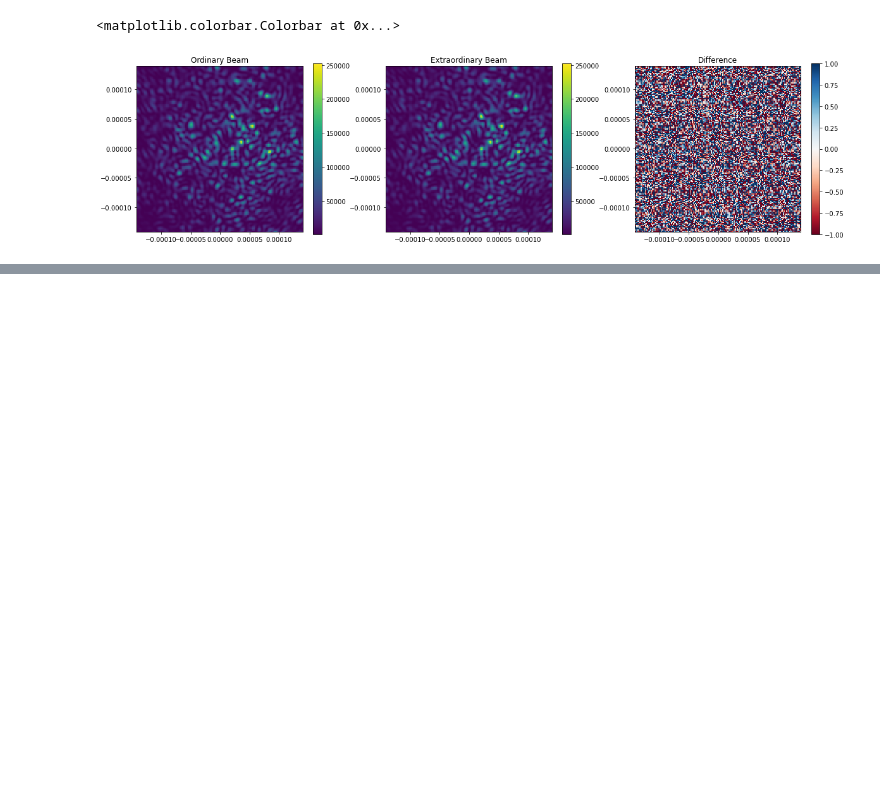
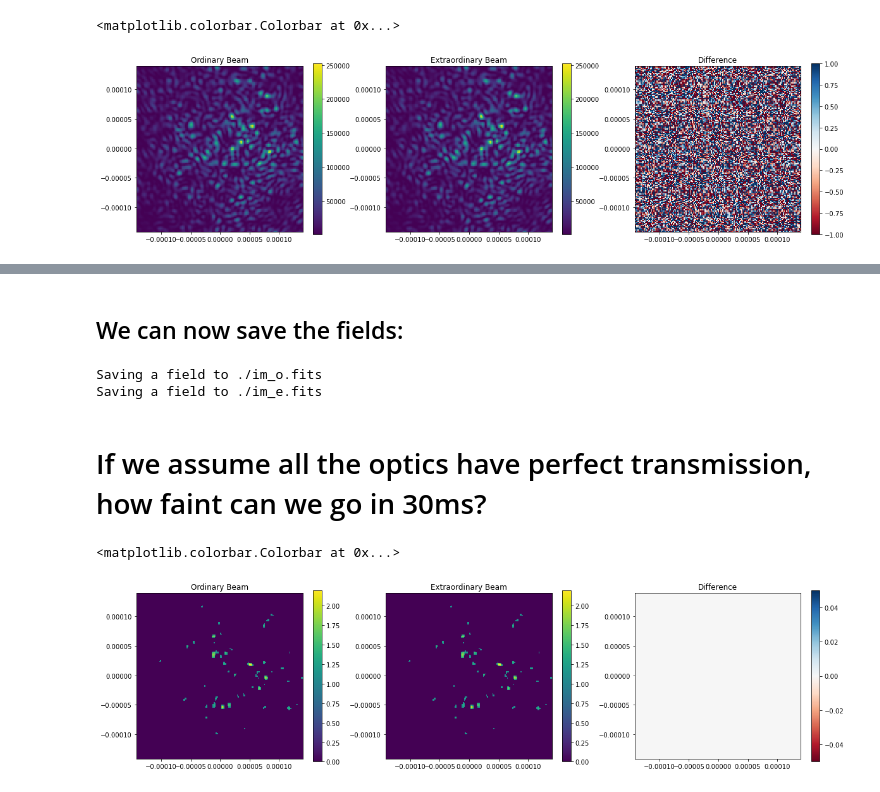
Before and after one commit to maxwellmb/specklepol, a Jupyter notebook: A simple Speckle Polarimeter.ipynb, the cells around one changed output, grey strips where cells are left out. Drawn from its saved outputs; the diff is of its cells as text; code cells hidden in the pictures; blank space fills up the shorter version.

Commit message:
Write out files and playing with faint magnitudes

```diff
--- a/A simple Speckle Polarimeter.ipynb
+++ b/A simple Speckle Polarimeter.ipynb
@@ -172,10 +174,9 @@ Set up the Detector
 detector_o = NoiselessDetector()
 detector_e = NoiselessDetector()
 
-dt=1
 #Get the power at each beam, combining the star and planet
-detector_o.intensity = star_o.power*dt + planet_o.power*dt ##
-detector_e.intensity = star_e.power*dt + planet_e.power*dt
+detector_o.intensity = star_o.power*exposure_time + planet_o.power*exposure_time ##
+detector_e.intensity = star_e.power*exposure_time + planet_e.power*exposure_time
 
 im_o = detector_o.read_out()
 im_e = detector_e.read_out()
@@ -262,0 +262,51 @@ plt.colorbar(im2, ax=axes[2])
+# %% [markdown]
+## We can now save the fields:
+# %%
+save_field_to_fits(im_o,"im_o.fits",verbose=True,overwrite=True)
+save_field_to_fits(im_e,"im_e.fits",verbose=True,overwrite=True)
+# %% [output]
+Saving a field to ./im_o.fits
+Saving a field to ./im_e.fits
+# %% [markdown]
+# If we assume all the optics have perfect transmission, how faint can we go in 30ms?
+# %%
+mag = 10 #Vega magnitude in the band of interest
+filter_name = 'V'
+exposure_time = 0.001 #exposure time in seconds
+wavelength = filters[filter_name]['lambda_eff']*1e-6
+stokes_vector= [1,0,0,0.]
+
+pupil_wavefront = Wavefront(telescope_pupil, wavelength,input_stokes_vector=stokes_vector)
+pupil_wavefront.total_power = number_of_photons(mag,filter_name,collecting_area,) #In photons/s
+# %%
+# HWP_positions = [0, 45, 22.5, 67.5] # degrees
+HWP = HalfWavePlate(45)
+
+star_o, star_e = wollaston(prop(HWP.forward(layer(pupil_wavefront))))
+
+# Get the power at each beam, combining the star and planet
+#Get the power at each beam, combining the star and planet
+detector_o.intensity = star_o.power*exposure_time
+detector_e.intensity = star_e.power*exposure_time
+
+im_o = detector_o.read_out()
+im_e = detector_e.read_out()
+
+im_o[im_o < 1] = 0
+im_e[im_e < 1] = 0
+
+fig,axes = plt.subplots(1,3,figsize=(20,5))
+im0 = imshow_field((im_o),ax=axes[0])
+im1=imshow_field((im_e),ax=axes[1])
+im2=imshow_field((im_o-im_e),ax=axes[2],cmap='RdBu',vmin=-0.05,vmax=0.05)
+
+axes[0].set_title("Ordinary Beam")
+axes[1].set_title("Extraordinary Beam")
+axes[2].set_title("Difference")
+
+plt.colorbar(im0, ax=axes[0])
+plt.colorbar(im1, ax=axes[1])
+plt.colorbar(im2, ax=axes[2])
+# %% [output]
+<matplotlib.colorbar.Colorbar at 0x...>
+[figure, added]
```
Also changed, not shown: parts of 20 cells of this notebook, 1 other file.
